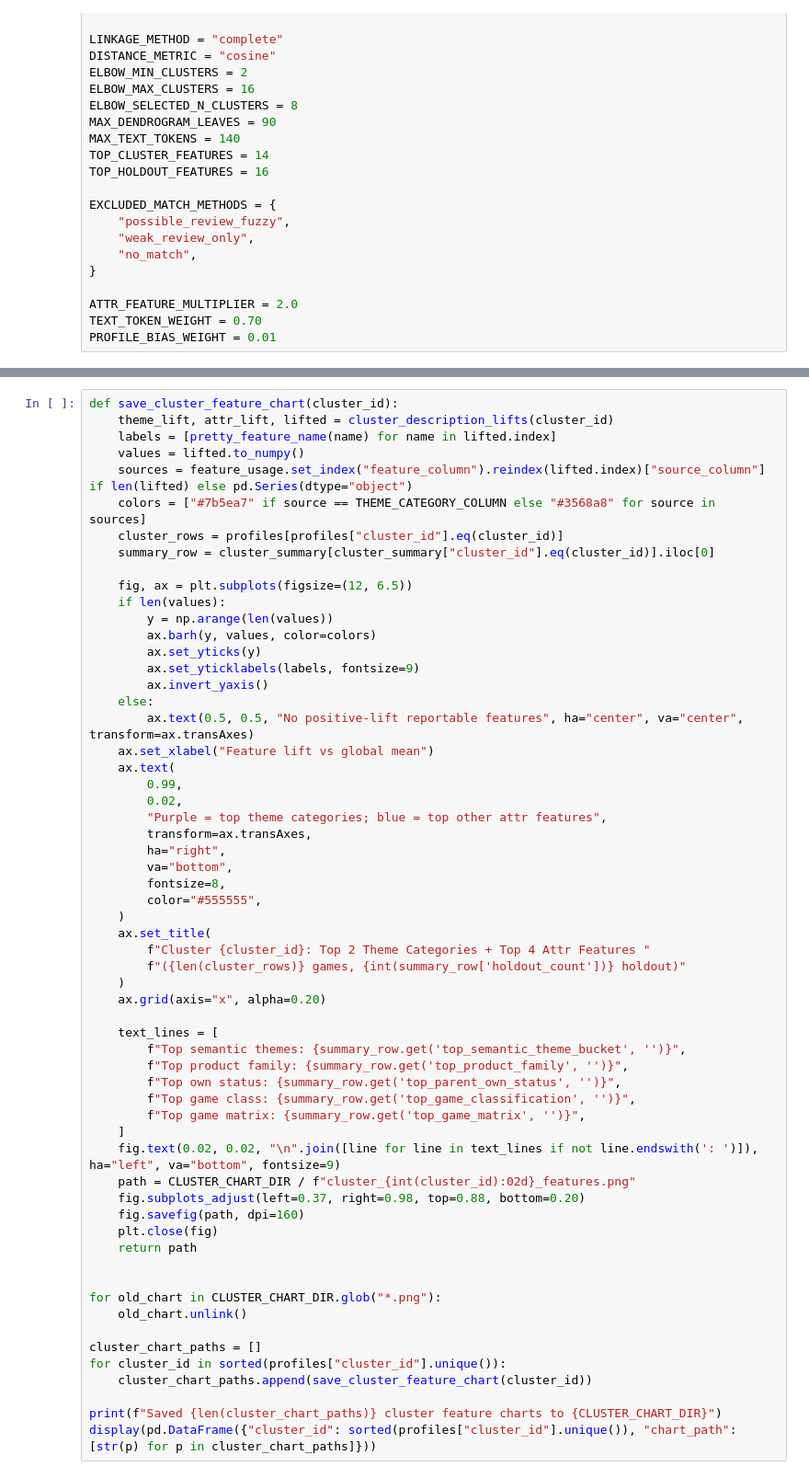
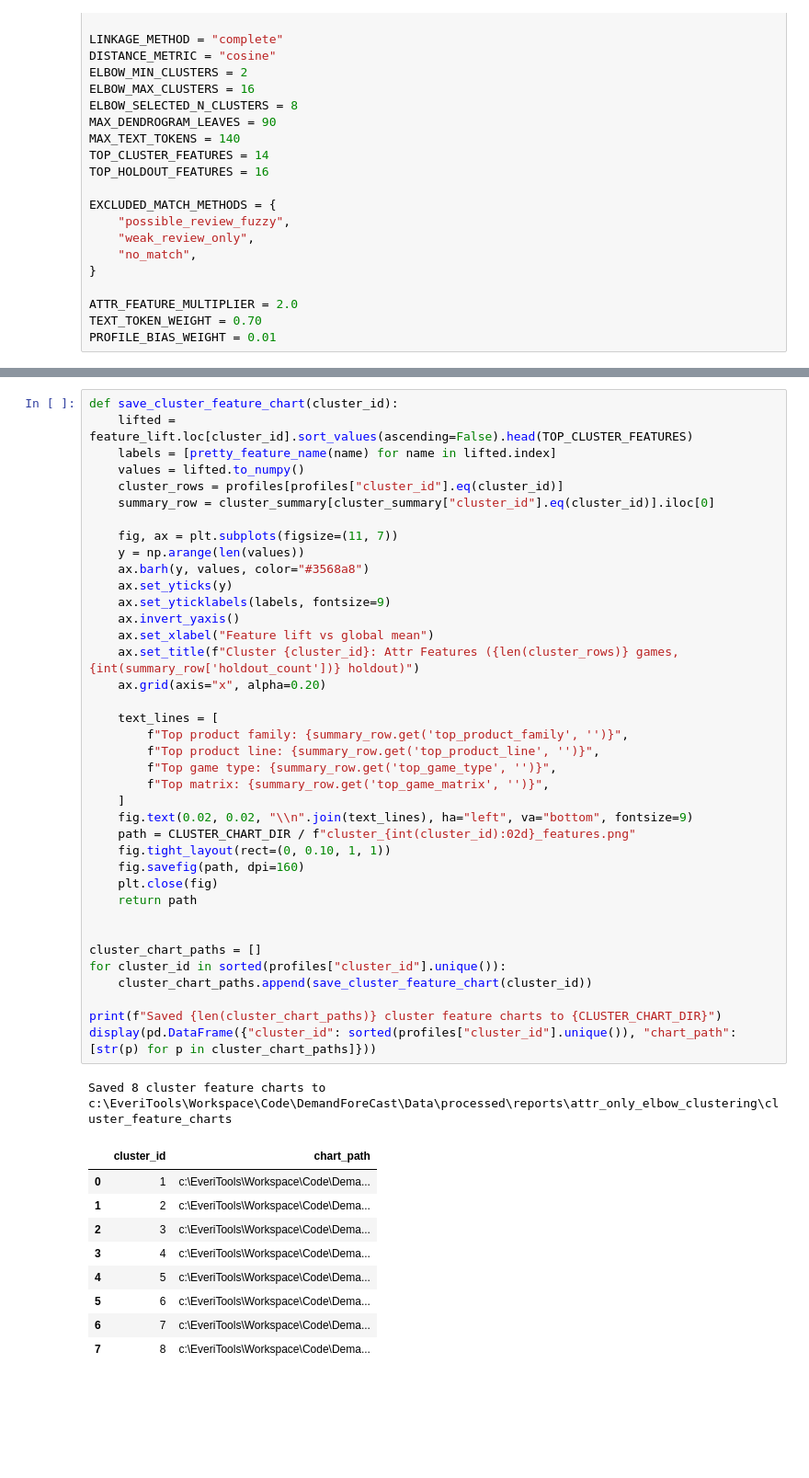
Before and after one commit to Soheil-Latifi-IGT/DemandForeCast, a Jupyter notebook: notebooks/holdout_like_game_clustering.ipynb, the cells around one changed output, grey strips where cells are left out. Shown at 92% size. Drawn from its saved outputs; the diff is of its cells as text; blank space fills up the shorter version.

```diff
--- a/notebooks/holdout_like_game_clustering.ipynb
+++ b/notebooks/holdout_like_game_clustering.ipynb
@@ -1234,63 +1031,52 @@ for path in [elbow_plot_path, dendrogram_path, projection_path]:
 # %%
 def save_cluster_feature_chart(cluster_id):
-    theme_lift, attr_lift, lifted = cluster_description_lifts(cluster_id)
+    lifted = feature_lift.loc[cluster_id].sort_values(ascending=False).head(TOP_CLUSTER_FEATURES)
     labels = [pretty_feature_name(name) for name in lifted.index]
     values = lifted.to_numpy()
-    sources = feature_usage.set_index("feature_column").reindex(lifted.index)["source_column"] if len(lifted) else pd.Series(dtype="object")
-    colors = ["#7b5ea7" if source == THEME_CATEGORY_COLUMN else "#3568a8" for source in sources]
     cluster_rows = profiles[profiles["cluster_id"].eq(cluster_id)]
     summary_row = cluster_summary[cluster_summary["cluster_id"].eq(cluster_id)].iloc[0]
 
-    fig, ax = plt.subplots(figsize=(12, 6.5))
-    if len(values):
-        y = np.arange(len(values))
-        ax.barh(y, values, color=colors)
-        ax.set_yticks(y)
-        ax.set_yticklabels(labels, fontsize=9)
-        ax.invert_yaxis()
-    else:
-        ax.text(0.5, 0.5, "No positive-lift reportable features", ha="center", va="center", transform=ax.transAxes)
+    fig, ax = plt.subplots(figsize=(11, 7))
+    y = np.arange(len(values))
+    ax.barh(y, values, color="#3568a8")
+    ax.set_yticks(y)
+    ax.set_yticklabels(labels, fontsize=9)
+    ax.invert_yaxis()
     ax.set_xlabel("Feature lift vs global mean")
-    ax.text(
-        0.99,
-        0.02,
-        "Purple = top theme categories; blue = top other attr features",
-        transform=ax.transAxes,
-        ha="right",
-        va="bottom",
-        fontsize=8,
-        color="#555555",
-    )
-    ax.set_title(
-        f"Cluster {cluster_id}: Top 2 Theme Categories + Top 4 Attr Features "
-        f"({len(cluster_rows)} games, {int(summary_row['holdout_count'])} holdout)"
-    )
+    ax.set_title(f"Cluster {cluster_id}: Attr Features ({len(cluster_rows)} games, {int(summary_row['holdout_count'])} holdout)")
     ax.grid(axis="x", alpha=0.20)
 
     text_lines = [
-        f"Top semantic themes: {summary_row.get('top_semantic_theme_bucket', '')}",
         f"Top product family: {summary_row.get('top_product_family', '')}",
-        f"Top own status: {summary_row.get('top_parent_own_status', '')}",
-        f"Top game class: {summary_row.get('top_game_classification', '')}",
-        f"Top game matrix: {summary_row.get('top_game_matrix', '')}",
+        f"Top product line: {summary_row.get('top_product_line', '')}",
+        f"Top game type: {summary_row.get('top_game_type', '')}",
+        f"Top matrix: {summary_row.get('top_game_matrix', '')}",
     ]
-    fig.text(0.02, 0.02, "\n".join([line for line in text_lines if not line.endswith(': ')]), ha="left", va="bottom", fontsize=9)
+    fig.text(0.02, 0.02, "\\n".join(text_lines), ha="left", va="bottom", fontsize=9)
     path = CLUSTER_CHART_DIR / f"cluster_{int(cluster_id):02d}_features.png"
-    fig.subplots_adjust(left=0.37, right=0.98, top=0.88, bottom=0.20)
+    fig.tight_layout(rect=(0, 0.10, 1, 1))
     fig.savefig(path, dpi=160)
     plt.close(fig)
     return path
 
-
-for old_chart in CLUSTER_CHART_DIR.glob("*.png"):
-    old_chart.unlink()
 
 cluster_chart_paths = []
 for cluster_id in sorted(profiles["cluster_id"].unique()):
     cluster_chart_paths.append(save_cluster_feature_chart(cluster_id))
 
 print(f"Saved {len(cluster_chart_paths)} cluster feature charts to {CLUSTER_CHART_DIR}")
 display(pd.DataFrame({"cluster_id": sorted(profiles["cluster_id"].unique()), "chart_path": [str(p) for p in cluster_chart_paths]}))
+# %% [output]
+Saved 8 cluster feature charts to c:\EveriTools\Workspace\Code\DemandForeCast\Data\processed\reports\attr_only_elbow_clustering\cluster_feature_charts
+|  | cluster_id | chart_path |
+| 0 | 1 | c:\EveriTools\Workspace\Code\Dema... |
+| 1 | 2 | c:\EveriTools\Workspace\Code\Dema... |
+| 2 | 3 | c:\EveriTools\Workspace\Code\Dema... |
+| 3 | 4 | c:\EveriTools\Workspace\Code\Dema... |
+| 4 | 5 | c:\EveriTools\Workspace\Code\Dema... |
+| 5 | 6 | c:\EveriTools\Workspace\Code\Dema... |
+| 6 | 7 | c:\EveriTools\Workspace\Code\Dema... |
+| 7 | 8 | c:\EveriTools\Workspace\Code\Dema... |
 # %%
 def top_active_features(profile_index, n=TOP_HOLDOUT_FEATURES):
     values = feature_matrix.iloc[profile_index].drop(labels=["__profile_bias"], errors="ignore")
```
Also changed, not shown: parts of 14 cells of this notebook, 6 other files.
